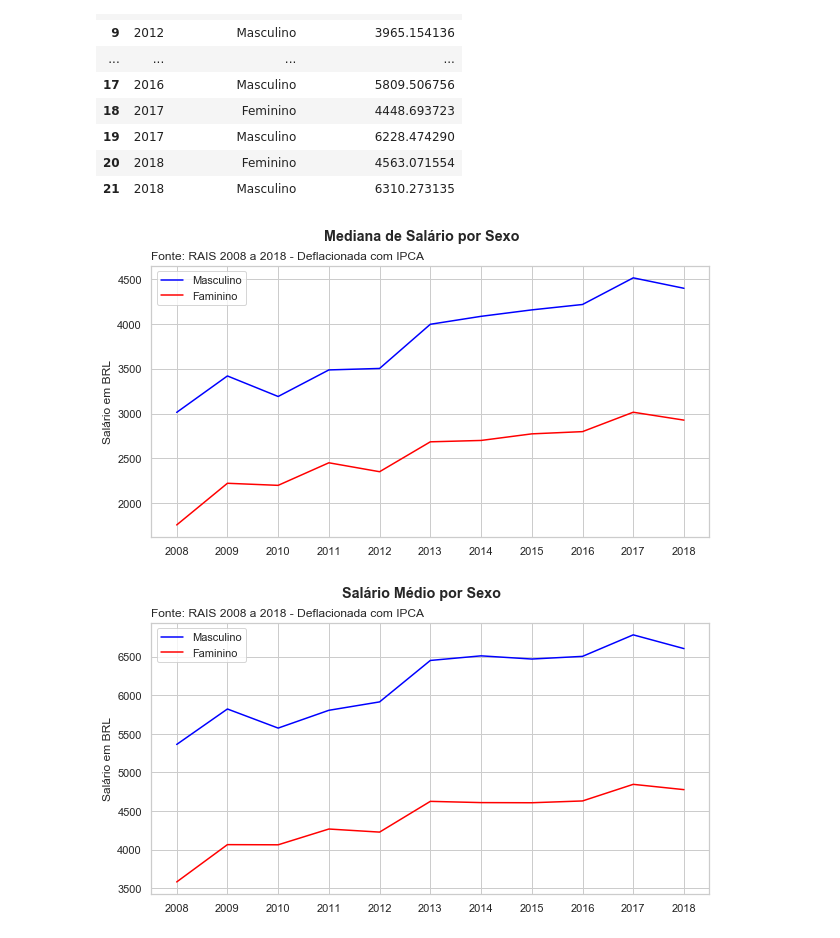
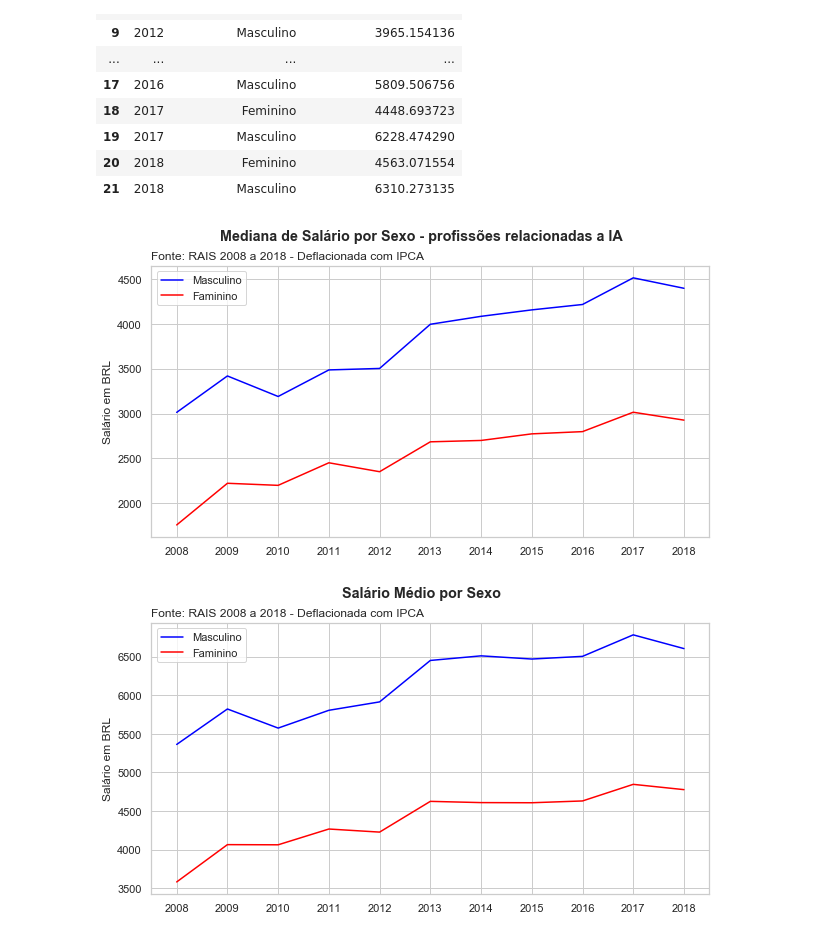
Before and after one commit to neylsoncrepalde/diversidade_mercado_ia, a Jupyter notebook: src/exploratoria.ipynb, the cells around one changed output. Drawn from its saved outputs; the diff is of its cells as text; code cells hidden in the pictures.

Commit message:
title on wage graphic and count stablishments

```diff
--- a/src/exploratoria.ipynb
+++ b/src/exploratoria.ipynb
@@ -451,17 +463,18 @@ datas = ['2008-12-01', '2009-12-01', '2010-12-01', '2011-12-01', '2012-12-01',
 sal_m = deflate(ddd.loc[ddd['Sexo Trabalhador'] == 'Masculino', 'Vl Remun Média Nom'], datas, '2020-01')
 sal_f = deflate(ddd.loc[ddd['Sexo Trabalhador'] == 'Feminino', 'Vl Remun Média Nom'], datas, '2020-01')
 # %%
+sns.set(style='whitegrid')
 plt.figure(figsize=(10,5))
 plt.plot(list(range(2008, 2019)), sal_m, label='Masculino', c='blue')
 plt.plot(list(range(2008, 2019)), sal_f, label='Faminino', c='red')
 plt.xticks(np.array(range(2008, 2019)))
-plt.suptitle("Mediana de Salário por Sexo", fontweight="bold", fontsize="large")
+plt.suptitle("Mediana de Salário por Sexo - profissões relacionadas a IA", fontweight="bold", fontsize="large")
 plt.title("Fonte: RAIS 2008 a 2018 - Deflacionada com IPCA", loc='left')
 plt.ylabel("Salário em BRL")
 plt.legend()
 plt.show()
 # %% [output]
-[figure, old version]
+[figure, new version]
 # %%
 salmed_m = deflate(med_salario.loc[med_salario['Sexo Trabalhador'] == 'Masculino', 'Vl Remun Média Nom'], datas, '2020-01')
 salmed_f = deflate(med_salario.loc[med_salario['Sexo Trabalhador'] == 'Feminino', 'Vl Remun Média Nom'], datas, '2020-01')
```
Also changed, not shown: parts of 1 cell of this notebook, 1 other file.
